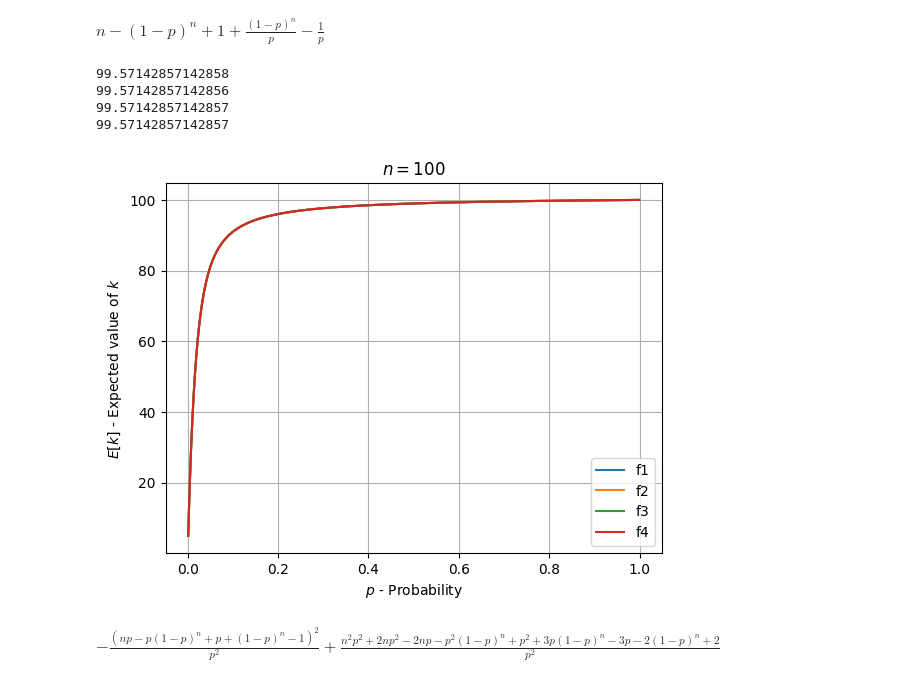
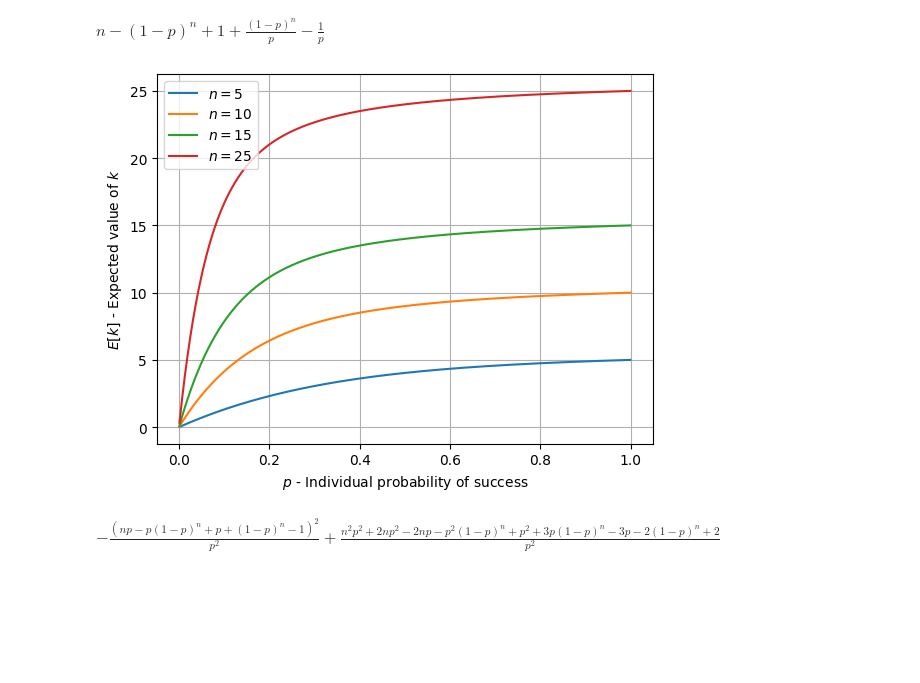
Before and after one commit to nunofachada/latas_probability, a Jupyter notebook: simplify.ipynb, the cells around one changed output. Cells and saved outputs as stored; diff of their text form; code cells hidden in the pictures; blank space fills up the shorter version.

```diff
--- a/simplify.ipynb
+++ b/simplify.ipynb
@@ -8,3 +8,8 @@ import numpy as np
 
 p = Symbol('p', positive=True)
+# %%
+# Distribution parameters
+_n = 25
+_ns = np.array([5, 10, 15, 25])
+_pis = np.array([0.2, 0.4, 0.6, 0.8])
 # %%
@@ -43,6 +63,5 @@ $\displaystyle n + \frac{p + \left(1 - p\right)^{n + 1} - 1}{p}$
 # %%
-f4s = summation(k * pmf, (k, 0, n))
-f4 = simplify(f4s)
-f4
+ev = summation(k * pmf, (k, 0, n))
+simplify(ev)
 # %% [output]
 $\displaystyle n - \left(1 - p\right)^{n} + 1 + \frac{\left(1 - p\right)^{n}}{p} - \frac{1}{p}$
@@ -59,30 +68,16 @@ fun4v = np.vectorize(fun4, excluded=['n'])
-# %%
-_p=0.7
-_n=100
-print(fun1(_p, _n))
-print(fun2(_p, _n))
-print(fun3(_p, _n))
-print(fun4(_p, _n))
-# %% [output]
-99.57142857142858
-99.57142857142856
-99.57142857142857
-99.57142857142857
+# %%
+ev_l = lambdify((p, n), ev)
+ev_lv = np.vectorize(ev_l, excluded=['n'])
 # %%
-#plot(f2.subs(N, 100), (p, 0.1, 0.9)) #, ylim=(0, 100))
-
-ps = np.linspace(0.001,0.999,1000)
+_ps = np.linspace(0.001,0.999,1000)
 fig, ax = plt.subplots()
-ax.plot(ps, fun1v(ps, _n), label='f1')
-ax.plot(ps, fun2v(ps, _n), label='f2')
-ax.plot(ps, fun3v(ps, _n), label='f3')
-ax.plot(ps, fun4v(ps, _n), label='f4')
+for _ni in _ns:
+    ax.plot(_ps, ev_lv(_ps, _ni), label=f"$n={_ni}$")
 ax.legend()
-ax.set_xlabel("$p$ - Probability")
+ax.set_xlabel("$p$ - Individual probability of success")
 ax.set_ylabel("$E[k]$ - Expected value of $k$")
-ax.set_title(f"$n={_n}$")
 ax.grid()
 # %% [output]
-[figure, old version]
+[figure, new version]
 # %%
 # Variance
```
Also changed, not shown: parts of 13 cells of this notebook.
